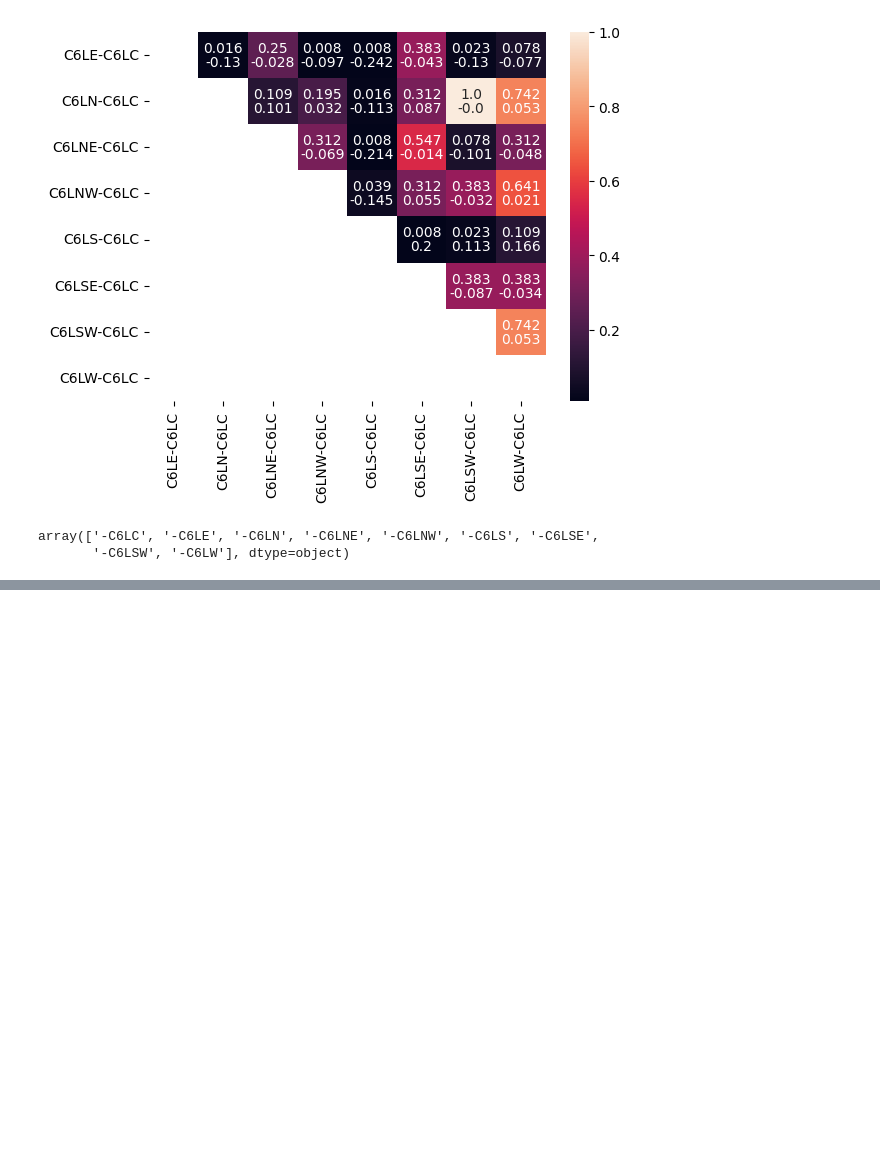
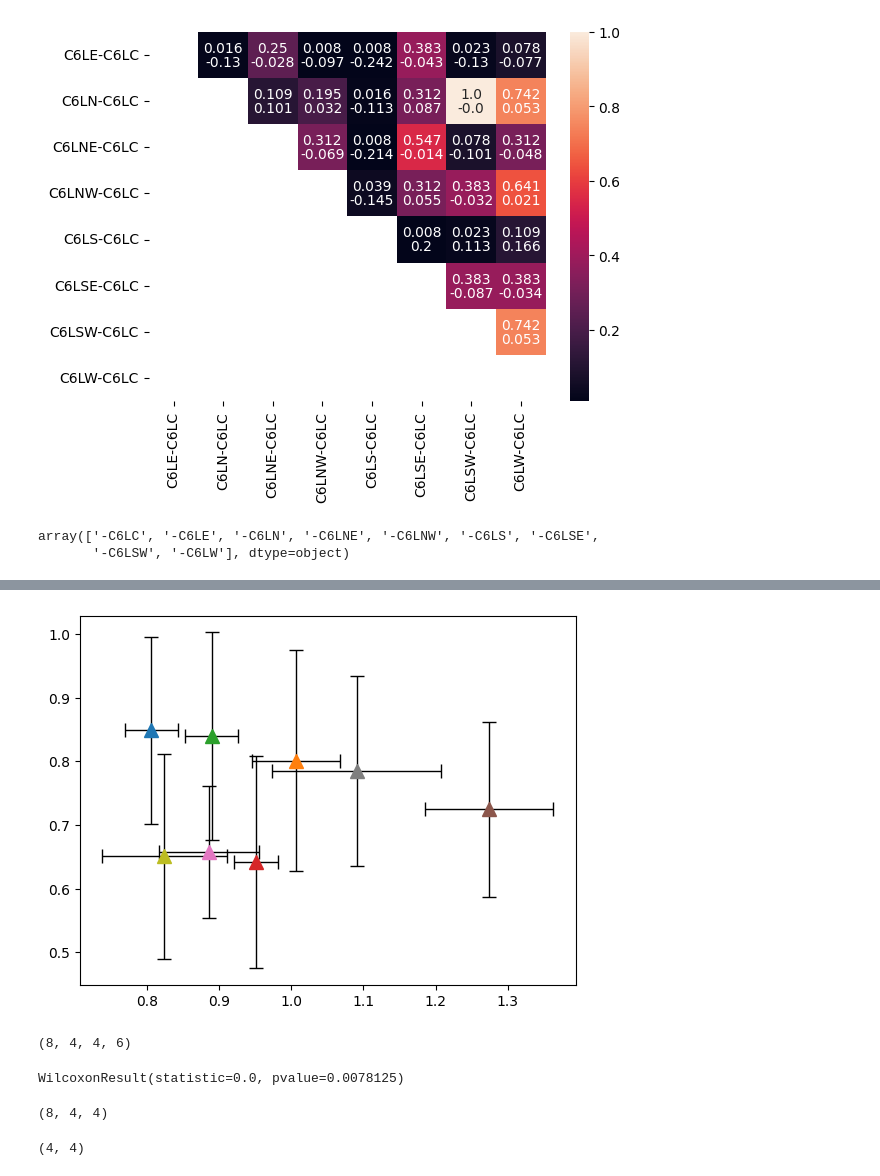
Before and after one commit to hbmep/rat-mapping, a Jupyter notebook: notebooks/L_CIRC/MEP_amplitude.ipynb, the cells around one changed output, grey strips where cells are left out. Saved outputs shown, nothing was run; the diff lists cells and outputs as text; code cells hidden in the pictures; blank space fills up the shorter version.

```diff
--- a/notebooks/L_CIRC/MEP_amplitude.ipynb
+++ b/notebooks/L_CIRC/MEP_amplitude.ipynb
@@ -219,0 +283,6 @@ ValueError: setting an array element with a sequence. The requested array has an
+# %%
+colors = ['#1f77b4', '#ff7f0e', '#2ca02c', '#d62728', '#8c564b', '#e377c2', '#7f7f7f', '#bcbd22', '#17becf']
+for x, y, xerr, yerr, colors in zip(1/avg_eff, avg_sel, sem_eff, sem_sel, colors):
+    plt.errorbar(x=x, y=y, xerr=xerr, yerr=yerr, fmt='^', ms = 10,ecolor='black', elinewidth=1, capsize=5, color = colors)
+# %% [output]
+[figure, added]
@@ -219,0 +291,4 @@ ValueError: setting an array element with a sequence. The requested array has an
+# %%
+a_diff.shape
+# %% [output]
+(8, 4, 4, 6)
@@ -219,0 +297,8 @@ ValueError: setting an array element with a sequence. The requested array has an
+# %%
+stats.wilcoxon(a_diff_mean[:, 0,1], axis=0)
+# %% [output]
+WilcoxonResult(statistic=0.0, pvalue=0.0078125)
+# %%
+a_diff_mean.shape
+# %% [output]
+(8, 4, 4)
@@ -219,0 +315,4 @@ ValueError: setting an array element with a sequence. The requested array has an
+# %%
+a_diff_mean.mean(axis=0).data.shape
+# %% [output]
+(4, 4)
```
Also changed, not shown: parts of 24 cells of this notebook, 5 other files.
